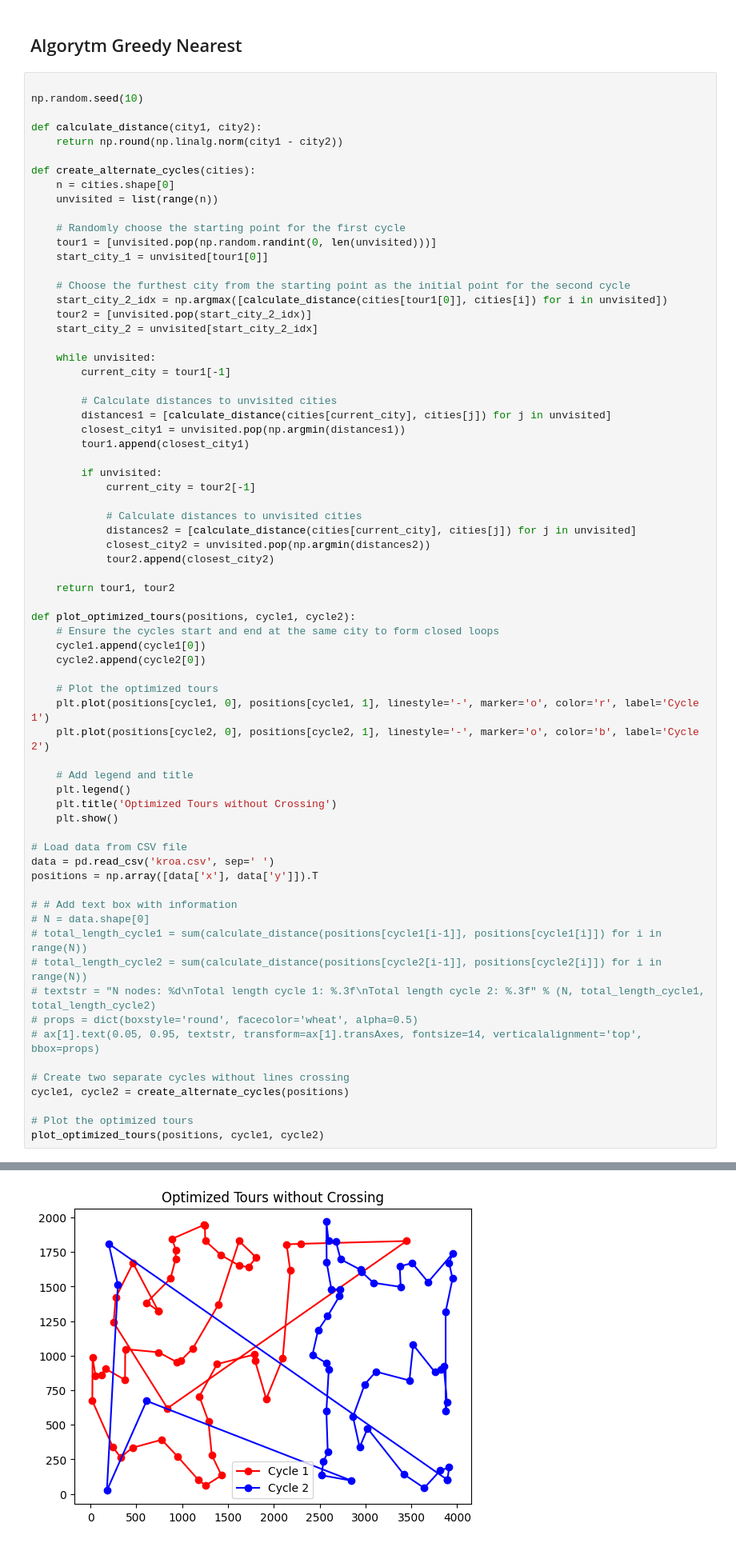
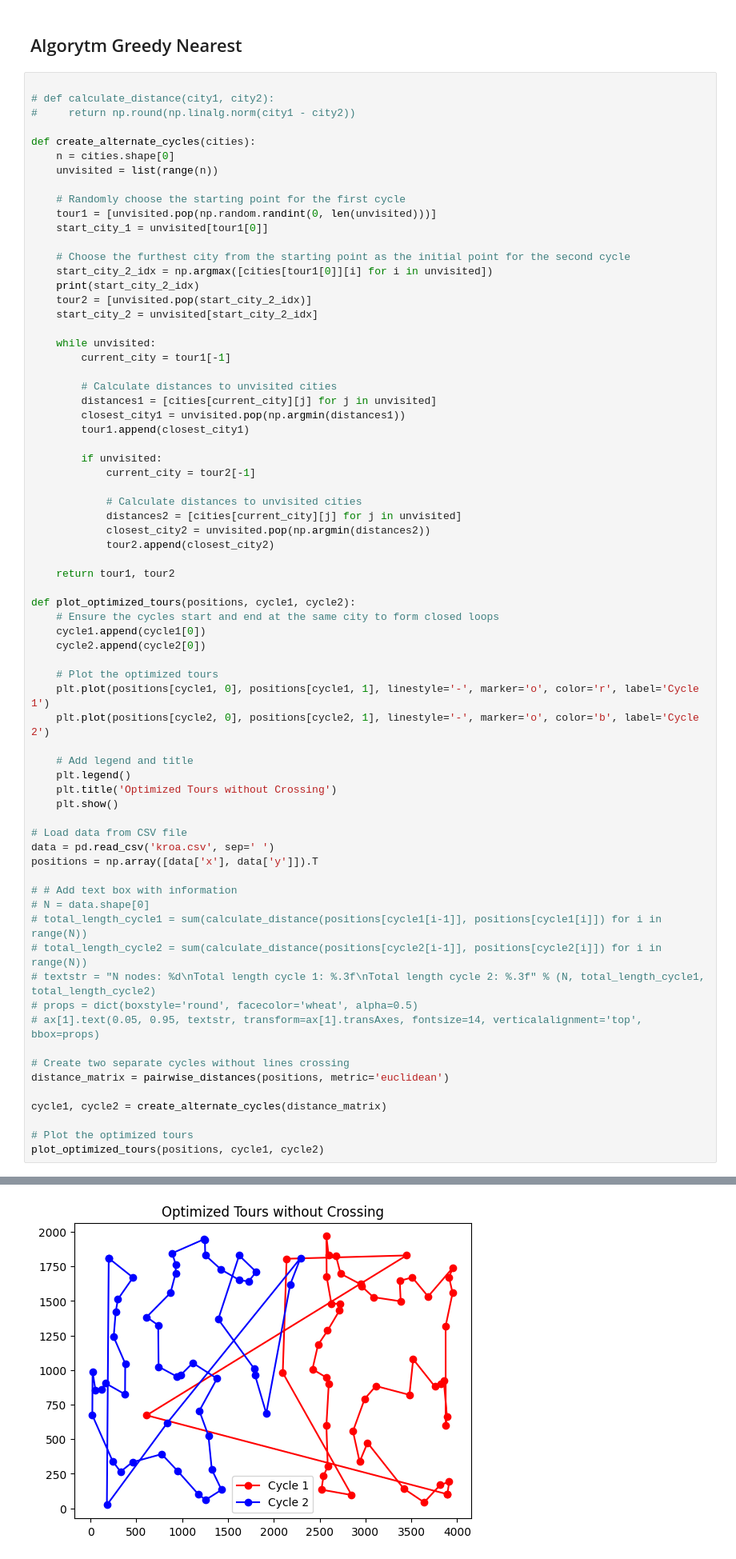
Before and after one commit to maciejm2517/imo-lab1, a Jupyter notebook: imo_1_przemek.ipynb, the cells around one changed output, grey strips where cells are left out. Shown at 80% size. Saved outputs shown, nothing was run; the diff lists cells and outputs as text.

Commit message:
distance matrix

```diff
--- a/imo_1_przemek.ipynb
+++ b/imo_1_przemek.ipynb
@@ -7,10 +8,8 @@ import math
 ## Algorytm Greedy Nearest
 # %%
 
-np.random.seed(10)
-
-def calculate_distance(city1, city2):
-    return np.round(np.linalg.norm(city1 - city2))
+# def calculate_distance(city1, city2):
+#     return np.round(np.linalg.norm(city1 - city2))
 
 def create_alternate_cycles(cities):
     n = cities.shape[0]
@@ -21,7 +20,8 @@ def create_alternate_cycles(cities):
     start_city_1 = unvisited[tour1[0]]
 
     # Choose the furthest city from the starting point as the initial point for the second cycle
-    start_city_2_idx = np.argmax([calculate_distance(cities[tour1[0]], cities[i]) for i in unvisited])
+    start_city_2_idx = np.argmax([cities[tour1[0]][i] for i in unvisited])
+    print(start_city_2_idx)
     tour2 = [unvisited.pop(start_city_2_idx)]
     start_city_2 = unvisited[start_city_2_idx]
 
@@ -29,7 +29,7 @@ def create_alternate_cycles(cities):
         current_city = tour1[-1]
 
         # Calculate distances to unvisited cities
-        distances1 = [calculate_distance(cities[current_city], cities[j]) for j in unvisited]
+        distances1 = [cities[current_city][j] for j in unvisited]
         closest_city1 = unvisited.pop(np.argmin(distances1))
         tour1.append(closest_city1)
 
@@ -37,7 +37,7 @@ def create_alternate_cycles(cities):
             current_city = tour2[-1]
 
             # Calculate distances to unvisited cities
-            distances2 = [calculate_distance(cities[current_city], cities[j]) for j in unvisited]
+            distances2 = [cities[current_city][j] for j in unvisited]
             closest_city2 = unvisited.pop(np.argmin(distances2))
             tour2.append(closest_city2)
 
@@ -70,7 +70,9 @@ positions = np.array([data['x'], data['y']]).T
 # ax[1].text(0.05, 0.95, textstr, transform=ax[1].transAxes, fontsize=14, verticalalignment='top', bbox=props)
 
 # Create two separate cycles without lines crossing
-cycle1, cycle2 = create_alternate_cycles(positions)
+distance_matrix = pairwise_distances(positions, metric='euclidean')
+
+cycle1, cycle2 = create_alternate_cycles(distance_matrix)
 
 # Plot the optimized tours
 plot_optimized_tours(positions, cycle1, cycle2)
@@ -78,4 +81,4 @@ plot_optimized_tours(positions, cycle1, cycle2)
-[figure, old version]
+[figure, new version]
 # %% [markdown]
 ## Algorytm Greedy
 # %%
```
Also changed, not shown: parts of 4 cells of this notebook.
